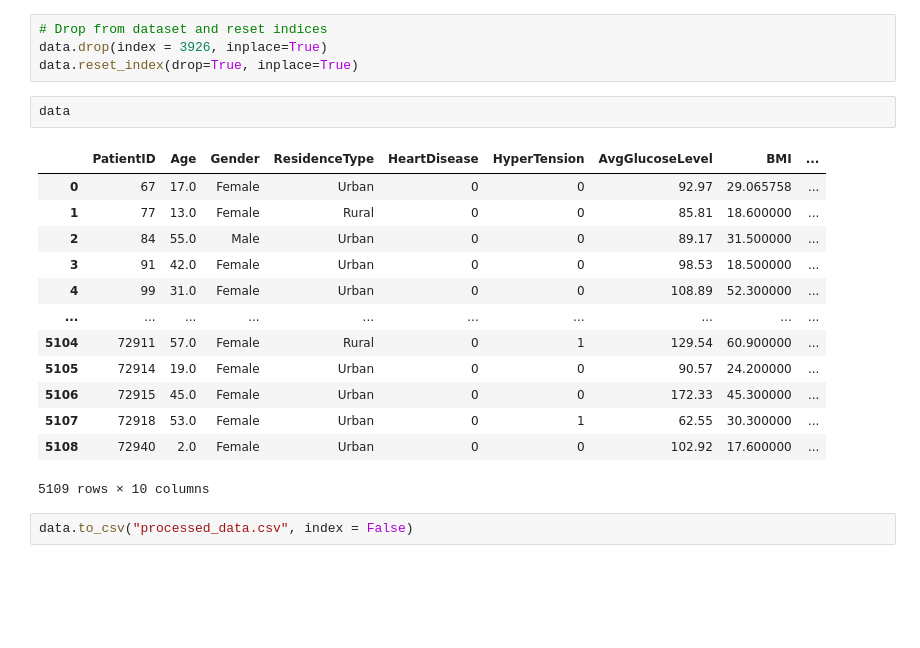
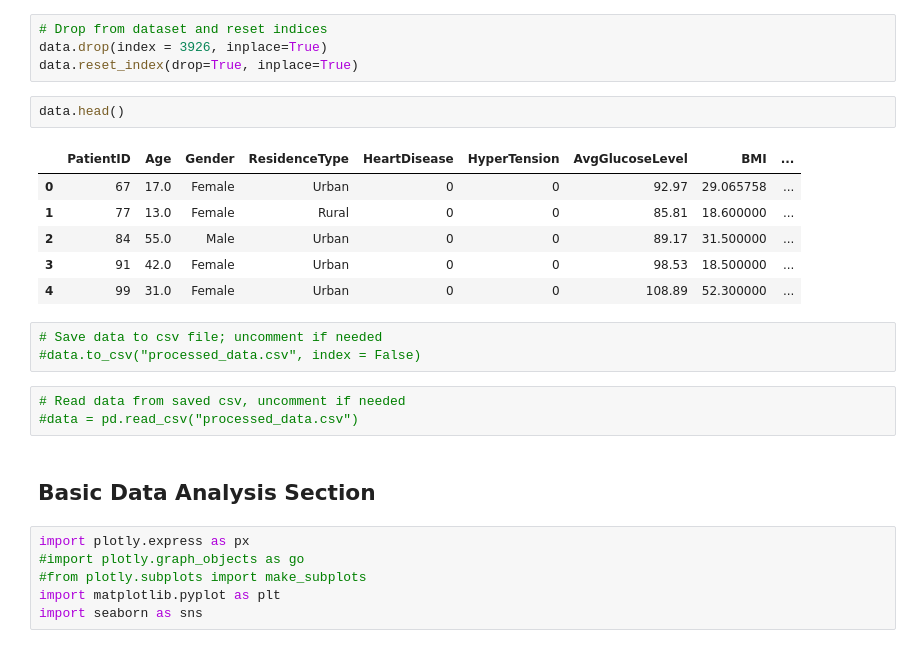
Before and after one commit to ritabanm-99/EAS-503-Final_Project, a Jupyter notebook: project_code.ipynb, the cells around one changed output. Cells and saved outputs as stored; diff of their text form; blank space fills up the shorter version.

Commit message:
Do basic data analysis with data

```diff
--- a/project_code.ipynb
+++ b/project_code.ipynb
@@ -234,20 +237,25 @@ data.loc[data["Gender"] == "Other"]
 data.drop(index = 3926, inplace=True)
 data.reset_index(drop=True, inplace=True)
 # %%
-data
+data.head()
 # %% [output]
 |  | PatientID | Age | Gender | ResidenceType | HeartDisease | HyperTension | AvgGlucoseLevel | BMI | ... |
 | 0 | 67 | 17.0 | Female | Urban | 0 | 0 | 92.97 | 29.065758 | ... |
 | 1 | 77 | 13.0 | Female | Rural | 0 | 0 | 85.81 | 18.600000 | ... |
 | 2 | 84 | 55.0 | Male | Urban | 0 | 0 | 89.17 | 31.500000 | ... |
 | 3 | 91 | 42.0 | Female | Urban | 0 | 0 | 98.53 | 18.500000 | ... |
 | 4 | 99 | 31.0 | Female | Urban | 0 | 0 | 108.89 | 52.300000 | ... |
-| ... | ... | ... | ... | ... | ... | ... | ... | ... | ... |
-| 5104 | 72911 | 57.0 | Female | Rural | 0 | 1 | 129.54 | 60.900000 | ... |
-| 5105 | 72914 | 19.0 | Female | Urban | 0 | 0 | 90.57 | 24.200000 | ... |
-| 5106 | 72915 | 45.0 | Female | Urban | 0 | 0 | 172.33 | 45.300000 | ... |
-| 5107 | 72918 | 53.0 | Female | Urban | 0 | 1 | 62.55 | 30.300000 | ... |
-| 5108 | 72940 | 2.0 | Female | Urban | 0 | 0 | 102.92 | 17.600000 | ... |
-5109 rows × 10 columns
 # %%
-data.to_csv("processed_data.csv", index = False)
+# Save data to csv file; uncomment if needed
+#data.to_csv("processed_data.csv", index = False)
+# %%
+# Read data from saved csv, uncomment if needed
+#data = pd.read_csv("processed_data.csv")
+# %% [markdown]
+## Basic Data Analysis Section
+# %%
+import plotly.express as px
+#import plotly.graph_objects as go
+#from plotly.subplots import make_subplots
+import matplotlib.pyplot as plt
+import seaborn as sns
```
Also changed, not shown: parts of 13 cells of this notebook.
